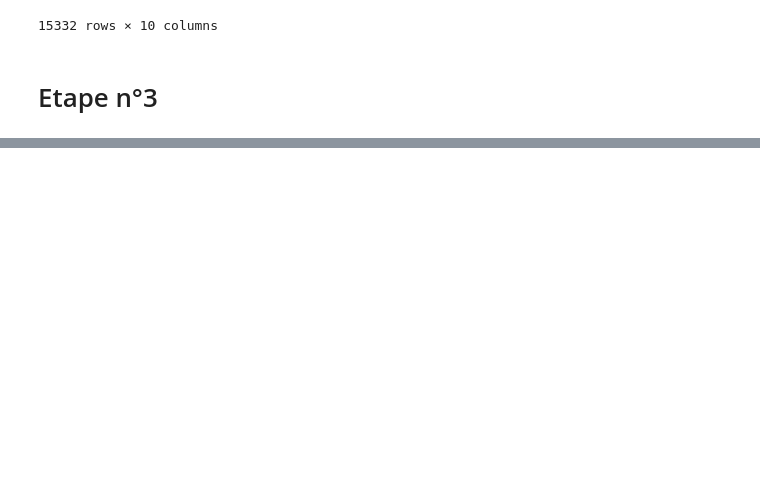
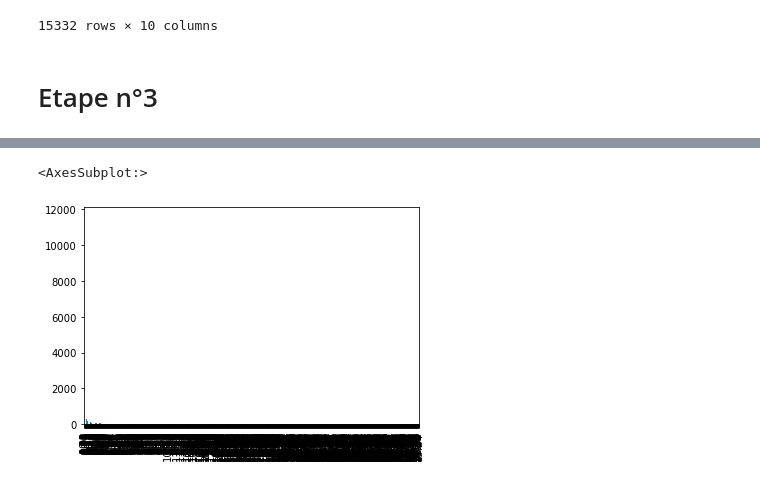
Before and after one commit to StevenDelval/PremierPasPandas, a Jupyter notebook: PremierPasPandas.ipynb, the cells around one changed output, grey strips where cells are left out. Saved outputs shown, nothing was run; the diff lists cells and outputs as text; code cells hidden in the pictures; blank space fills up the shorter version.

```diff
--- a/PremierPasPandas.ipynb
+++ b/PremierPasPandas.ipynb
@@ -327,5 +327,6 @@ df_merge[mask_2018].loc[:,["pop_1000_hab","fat_supply_quantity_(g/capita/day)","
 | 75% | 3.152800e+04 | 0.350000 | 20.00000 | 4.572500 | 0.390000 |
 | max | 1.427648e+06 | 61.240000 | 1780.00000 | 354.130000 | 47.710000 |
 # %%
-df_merge[df_merge["fat_supply_quantity_(g/capita/day)"] > 50]
+rep_val = df_merge["fat_supply_quantity_(g/capita/day)"].value_counts()
+rep_val.plot(kind='bar')
 # %% [output]
@@ -336,0 +333,2 @@ df_merge[df_merge["fat_supply_quantity_(g/capita/day)"] > 50]
+<AxesSubplot:>
+[figure, added]
```
Also changed, not shown: parts of 1 cell of this notebook.
